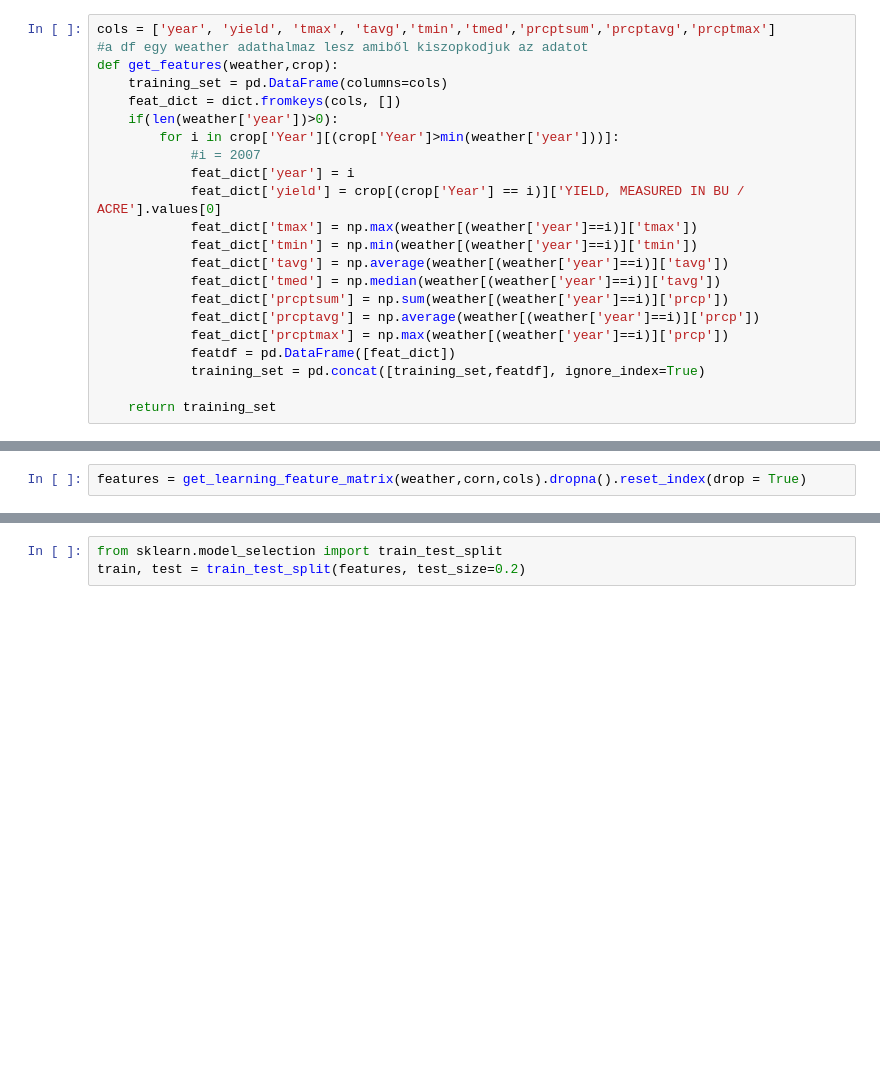
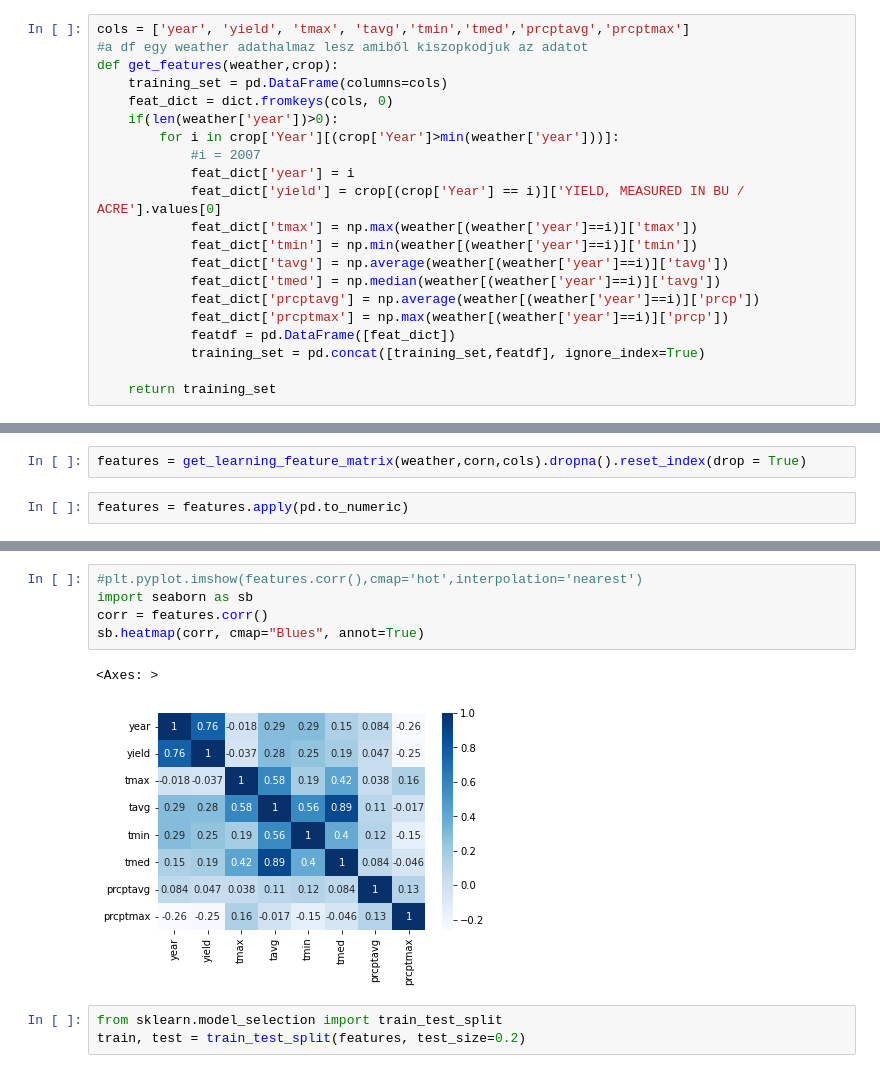
Before and after one commit to danFjs/QuantCh, a Jupyter notebook: JOebiden.ipynb, the cells around one changed output, grey strips where cells are left out. Drawn from its saved outputs; the diff is of its cells as text; blank space fills up the shorter version.

```diff
--- a/JOebiden.ipynb
+++ b/JOebiden.ipynb
@@ -1085,11 +1103,11 @@ get_features(weather = weather[0][0],crop=corn[0])
 # %% [markdown]
 ### Egyszerűsített modell
 # %%
-cols = ['year', 'yield', 'tmax', 'tavg','tmin','tmed','prcptsum','prcptavg','prcptmax']
+cols = ['year', 'yield', 'tmax', 'tavg','tmin','tmed','prcptavg','prcptmax']
 #a df egy weather adathalmaz lesz amiből kiszopkodjuk az adatot
 def get_features(weather,crop):
     training_set = pd.DataFrame(columns=cols)
-    feat_dict = dict.fromkeys(cols, [])
+    feat_dict = dict.fromkeys(cols, 0)
     if(len(weather['year'])>0):
         for i in crop['Year'][(crop['Year']>min(weather['year']))]:
             #i = 2007
@@ -1099,7 +1117,6 @@ def get_features(weather,crop):
             feat_dict['tmin'] = np.min(weather[(weather['year']==i)]['tmin'])
             feat_dict['tavg'] = np.average(weather[(weather['year']==i)]['tavg'])
             feat_dict['tmed'] = np.median(weather[(weather['year']==i)]['tavg'])
-            feat_dict['prcptsum'] = np.sum(weather[(weather['year']==i)]['prcp'])
             feat_dict['prcptavg'] = np.average(weather[(weather['year']==i)]['prcp'])
             feat_dict['prcptmax'] = np.max(weather[(weather['year']==i)]['prcp'])
             featdf = pd.DataFrame([feat_dict])
@@ -1152,2 +1173,4 @@ most jutott eszembe hogy mi lenne ha klaszterezném a target előrejelzéseket,
 # %%
 features = get_learning_feature_matrix(weather,corn,cols).dropna().reset_index(drop = True)
+# %%
+features = features.apply(pd.to_numeric)
@@ -1154,3 +1190,11 @@ features = get_learning_feature_matrix(weather,corn,cols).dropna().reset_index(d
+# %%
+#plt.pyplot.imshow(features.corr(),cmap='hot',interpolation='nearest')
+import seaborn as sb
+corr = features.corr()
+sb.heatmap(corr, cmap="Blues", annot=True)
+# %% [output]
+<Axes: >
+[figure, added]
 # %%
 from sklearn.model_selection import train_test_split
 train, test = train_test_split(features, test_size=0.2)
```
Also changed, not shown: parts of 29 cells of this notebook.
